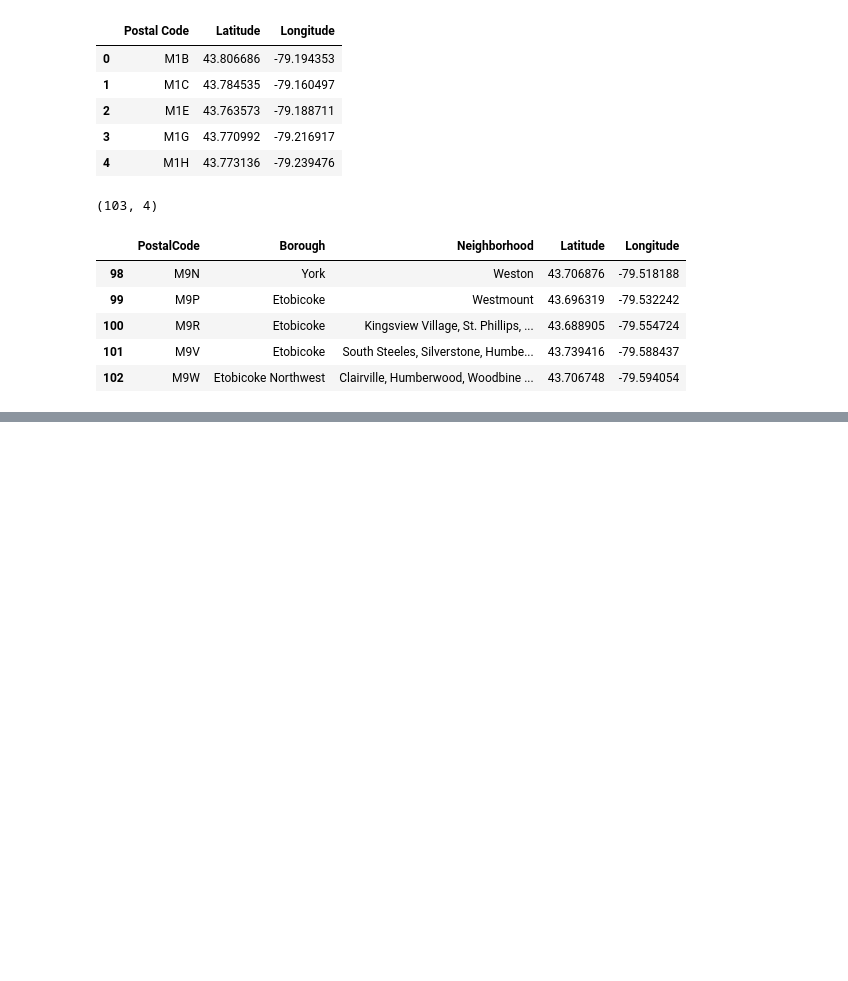
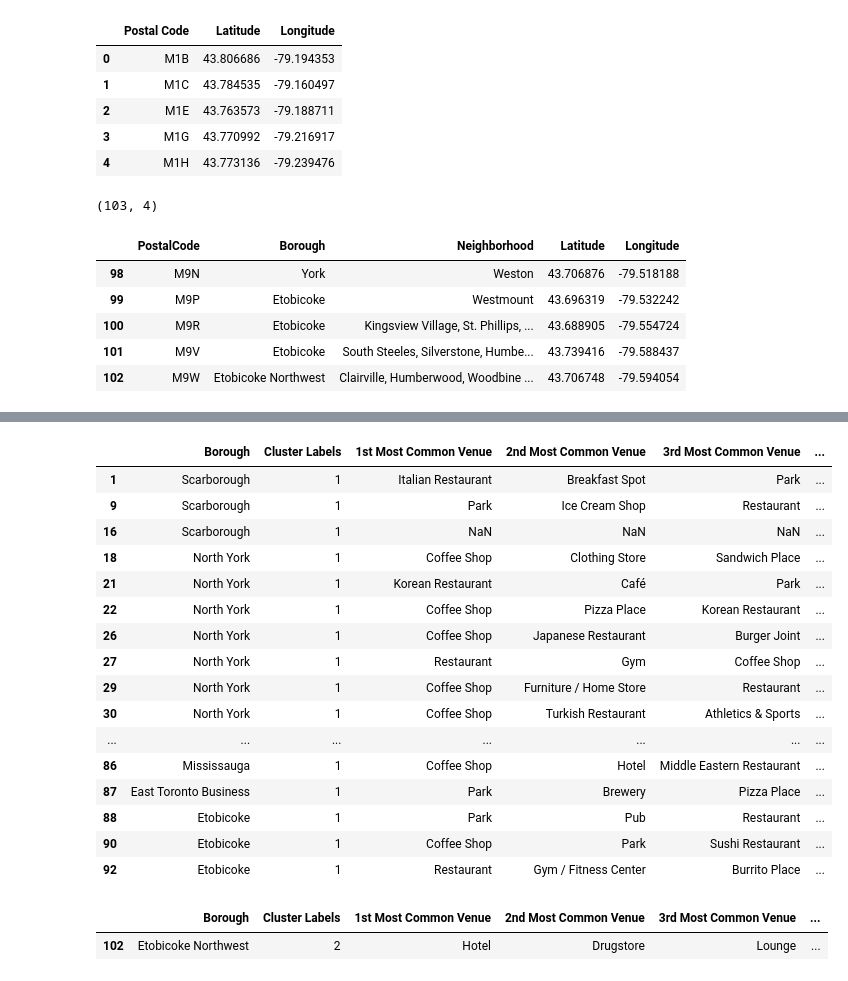
Before and after one commit to wanga-dev/Coursera_Capstone, a Jupyter notebook: Segmenting & Clustering Toronto Neighborhoods.ipynb, the cells around one changed output, grey strips where cells are left out. Saved outputs shown, nothing was run; the diff lists cells and outputs as text; code cells hidden in the pictures; blank space fills up the shorter version.

```diff
--- a/Segmenting & Clustering Toronto Neighborhoods.ipynb
+++ b/Segmenting & Clustering Toronto Neighborhoods.ipynb
@@ -206,0 +610,6 @@ df_merged.tail()
+# %%
+def return_most_common_venues(row, num_top_venues):
+    row_categories = row.iloc[1:]
+    row_categories_sorted = row_categories.sort_values(ascending=False)
+
+    return row_categories_sorted.index.values[0:num_top_venues]
@@ -206,0 +648,11 @@ df_merged.tail()
+# %%
+# set number of clusters
+kclusters = 5
+
+toronto_grouped_clustering = toronto_grouped.drop('Neighborhood', 1)
+
+# run k-means clustering
+kmeans = KMeans(n_clusters=kclusters, random_state=0).fit(toronto_grouped_clustering)
+
+# check cluster labels generated for each row in the dataframe
+kmeans.labels_[0:10]
@@ -206,0 +661,11 @@ df_merged.tail()
+# %%
+# add clustering labels
+neighborhoods_venues_sorted.insert(0, 'Cluster Labels', kmeans.labels_)
+
+toronto_merged = df_merged
+
+# merge toronto_grouped with df_merged to add latitude/longitude for each neighborhood
+toronto_merged = toronto_merged.join(neighborhoods_venues_sorted.set_index('Neighborhood'), on='Neighborhood')
+
+
+toronto_merged.head() # check the last columns!
@@ -206,0 +699,5 @@ df_merged.tail()
+# %%
+#toronto_merged['Cluster Labels']= toronto_merged['Cluster Labels'].apply(pd.to_numeric)
+#toronto_merged['Cluster Labels'].value_counts()
+toronto_merged['Cluster Labels'][16]=1  #changing the cell value from Nan to 1, which is the most frequent occurence value of labels
+toronto_merged['Cluster Labels']= toronto_merged['Cluster Labels'].astype(int)  # convert datatype of Labels from float to integer so that visualization can work properly
@@ -206,0 +758,27 @@ df_merged.tail()
+# %%
+#cluster 1
+toronto_merged.loc[toronto_merged['Cluster Labels'] == 1, toronto_merged.columns[[1] + list(range(5, toronto_merged.shape[1]))]]
+# %% [output]
+|  | Borough | Cluster Labels | 1st Most Common Venue | 2nd Most Common Venue | 3rd Most Common Venue | ... |
+| 1 | Scarborough | 1 | Italian Restaurant | Breakfast Spot | Park | ... |
+| 9 | Scarborough | 1 | Park | Ice Cream Shop | Restaurant | ... |
+| 16 | Scarborough | 1 | NaN | NaN | NaN | ... |
+| 18 | North York | 1 | Coffee Shop | Clothing Store | Sandwich Place | ... |
+| 21 | North York | 1 | Korean Restaurant | Café | Park | ... |
+| 22 | North York | 1 | Coffee Shop | Pizza Place | Korean Restaurant | ... |
+| 26 | North York | 1 | Coffee Shop | Japanese Restaurant | Burger Joint | ... |
+| 27 | North York | 1 | Restaurant | Gym | Coffee Shop | ... |
+| 29 | North York | 1 | Coffee Shop | Furniture / Home Store | Restaurant | ... |
+| 30 | North York | 1 | Coffee Shop | Turkish Restaurant | Athletics & Sports | ... |
+| ... | ... | ... | ... | ... | ... | ... |
+| 86 | Mississauga | 1 | Coffee Shop | Hotel | Middle Eastern Restaurant | ... |
+| 87 | East Toronto Business | 1 | Park | Brewery | Pizza Place | ... |
+| 88 | Etobicoke | 1 | Park | Pub | Restaurant | ... |
+| 90 | Etobicoke | 1 | Coffee Shop | Park | Sushi Restaurant | ... |
+| 92 | Etobicoke | 1 | Restaurant | Gym / Fitness Center | Burrito Place | ... |
+# %%
+#cluster 2
+toronto_merged.loc[toronto_merged['Cluster Labels'] == 2, toronto_merged.columns[[1] + list(range(5, toronto_merged.shape[1]))]]
+# %% [output]
+|  | Borough | Cluster Labels | 1st Most Common Venue | 2nd Most Common Venue | 3rd Most Common Venue | ... |
+| 102 | Etobicoke Northwest | 2 | Hotel | Drugstore | Lounge | ... |
```
Also changed, not shown: parts of 50 cells of this notebook.
